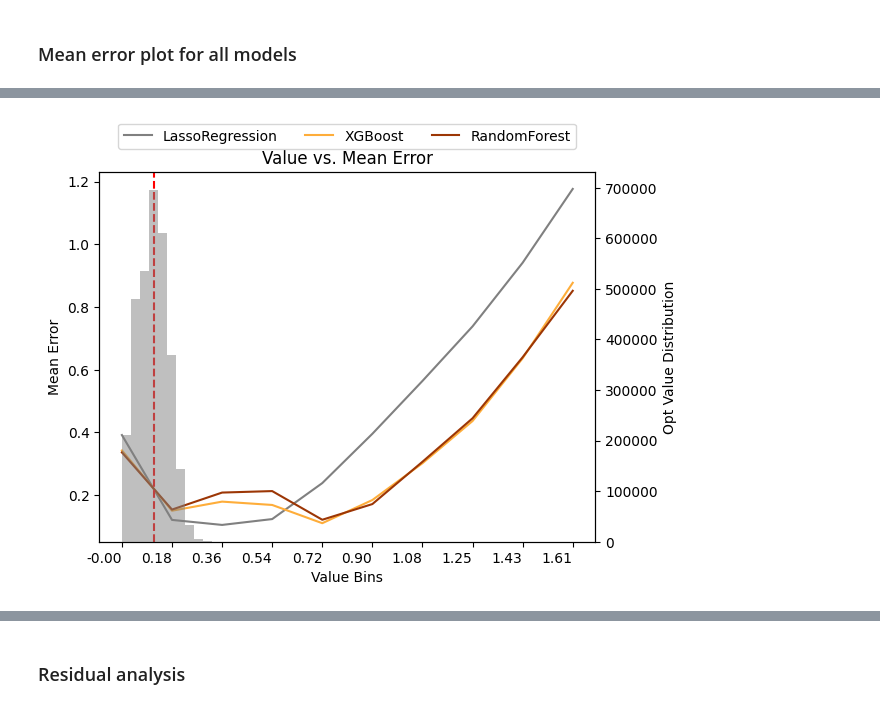
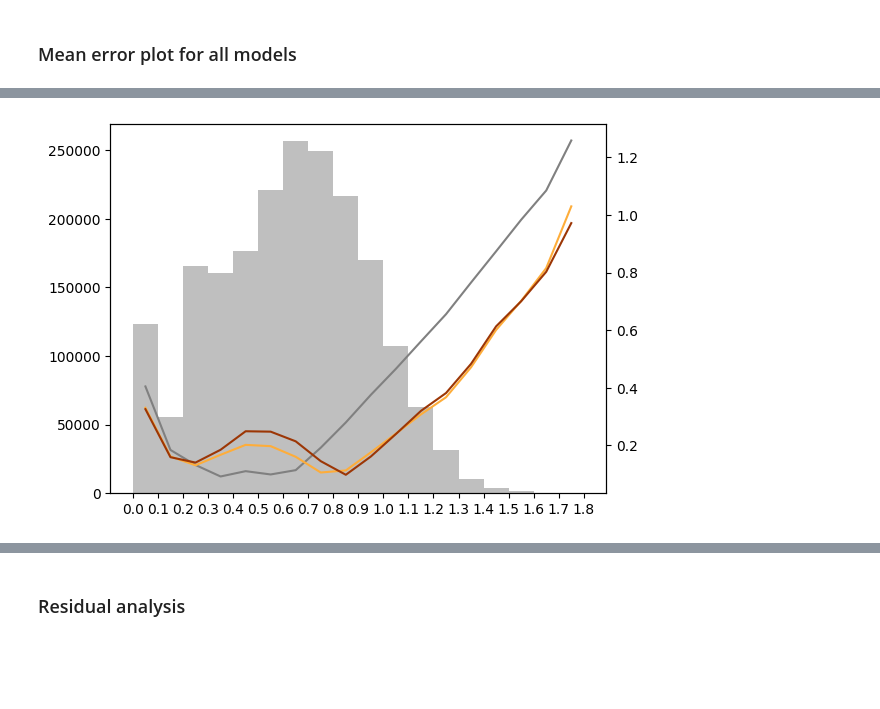
Before and after one commit to linaskerath/RP_Greenland, a Jupyter notebook: Scripts/xx_model_performance_analysis.ipynb, the cells around one changed output, grey strips where cells are left out. Drawn from its saved outputs; the diff is of its cells as text; code cells hidden in the pictures; blank space fills up the shorter version.

```diff
--- a/Scripts/xx_model_performance_analysis.ipynb
+++ b/Scripts/xx_model_performance_analysis.ipynb
@@ -79,13 +149,0 @@ colors = ['#808080', '#fead3a',  '#9c3605']
-# %%
-fig, ax = plt.subplots() # figsize=(10, 6)
-
-for i in range(len(mean_error_list)):
-    ax.plot(bin_labels, mean_error_list[i].values, label=model_list[i].name, color=colors[i])
-
-ax.set_xlabel('Value Bins')
-ax.set_ylabel('Mean Error')
-ax.set_title('Value vs. Mean Error')
-ax.set_xticks(range(len(bin_labels)), ha='left')
-ax.set_xticklabels(bin_labels, rotation=45)
-plt.legend()
-plt.show()
@@ -129,34 +150,31 @@ plt.show()
-# %%
-fig, ax1 = plt.subplots() # figsize=(10, 6)
-
-# Adjust bin_labels and bin_ticks to represent bin edges
-bin_ticks = np.arange(len(bin_labels) + 1)  # Add 1 to include the last bin edge
-bin_labels2 = [f"{bin_edges[i]:.2f}" for i in range(len(bin_edges))]  # Use bin edges as labels
-
-# Plot the line charts
-for i in range(len(mean_error_list)):
-    ax1.plot(bin_labels2[:-1], mean_error_list[i].values, label=model_list[i].name, color=colors[i])
-
-# Create the secondary y-axis
-ax2 = ax1.twinx()
-
-# Plot the histogram of opt_value distribution in gray
-ax2.hist(df['opt_value'], bins=bin_edges, color='gray', alpha=0.5)
-
-ax1.set_xlabel('Value Bins')
-ax1.set_ylabel('Mean Error')
-ax2.set_ylabel('Opt Value Distribution')
-ax1.set_title('Value vs. Mean Error')
-
-ax1.set_xticks(bin_ticks[:-1])  # Use bin edges as tick positions
-ax1.set_xticklabels(bin_labels2[:-1], ha='right')  # Use bin edges as tick labels
-
-# Move the legend to the middle at the top
-ax1.legend(loc='upper center', bbox_to_anchor=(0.5, 1.15), ncol=len(model_list))
-
-# Add a vertical line at x=0.64
-ax1.axvline(x=0.64, color='red', linestyle='--')
-
-plt.show()
-# %% [output]
-[figure, removed]
+# %%
+####
+# df_ = f.mean_predict(LinReg, data)[['opt_value']]
+
+colors = ['#808080', '#fead3a',  '#9c3605']
+
+
+fig, ax = plt.subplots()
+ax.hist(df_['opt_value'], bins=bin_edges, color='gray', alpha=0.5)
+ax.xaxis.set_major_locator(MultipleLocator(0.1))
+
+
+# line chart
+# df = f.mean_predict(model_list[0], data)[['row', 'col', 'error_prediction', 'opt_value']]
+# df['value_bin'] = pd.cut(df['opt_value'], bins=bin_edges, labels=False)
+# mean_error = df.groupby('value_bin')['error_prediction'].mean()
+# # Create the secondary y-axis
+ax2 = ax.twinx()
+for i in range(len(mean_error_list)):
+    ax2.plot(bin_labels, mean_error_list[i].values, label=model_list[i].name, color=colors[i])
+# ax2.plot(np.arange(0.05, 1.85, 0.1), mean_error_list[i].values, label=model_list[i].name) # , color=colors[i])
+# ax2.set_ylabel('Opt Value Distribution')
+
+
+# plt.show()
+
+
+# # Add a vertical line at x=0.64
+# # ax1.axvline(x=0.64, color='red', linestyle='--')
+# %% [output]
+[figure, added]
```
Also changed, not shown: parts of 11 cells of this notebook.
